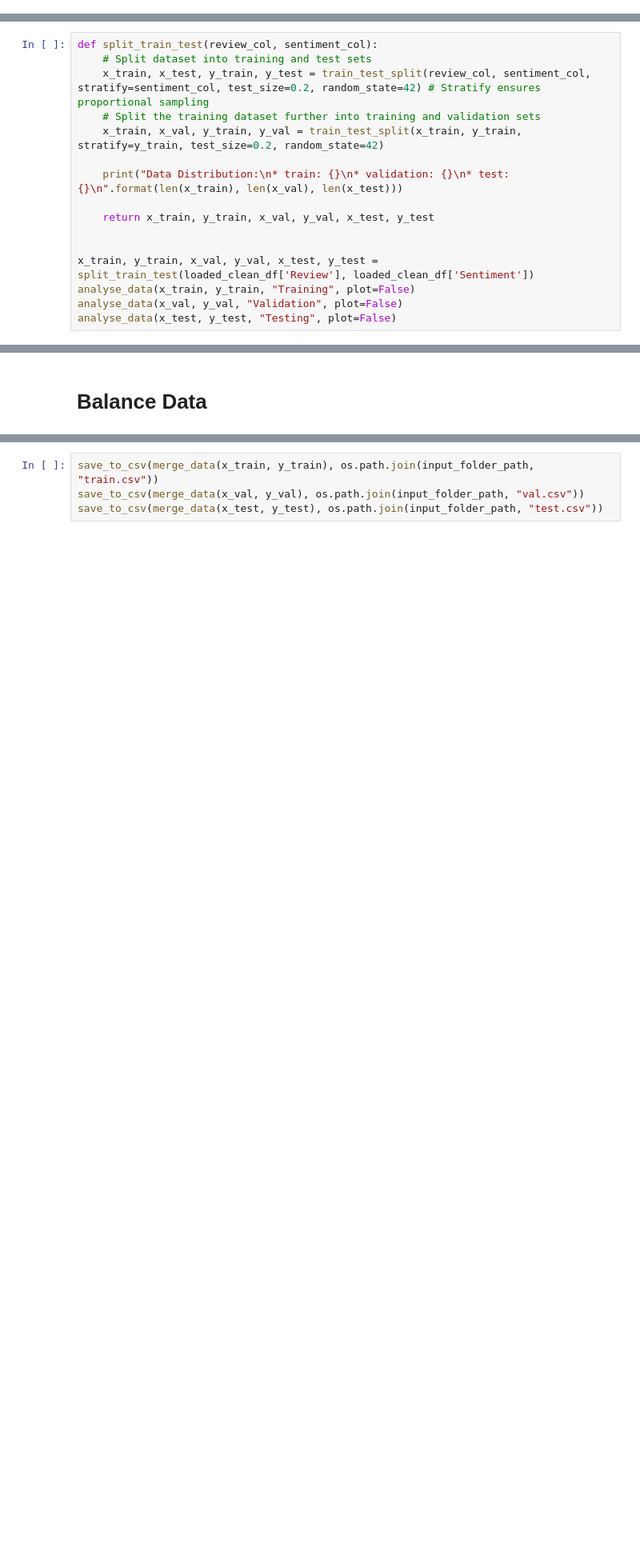
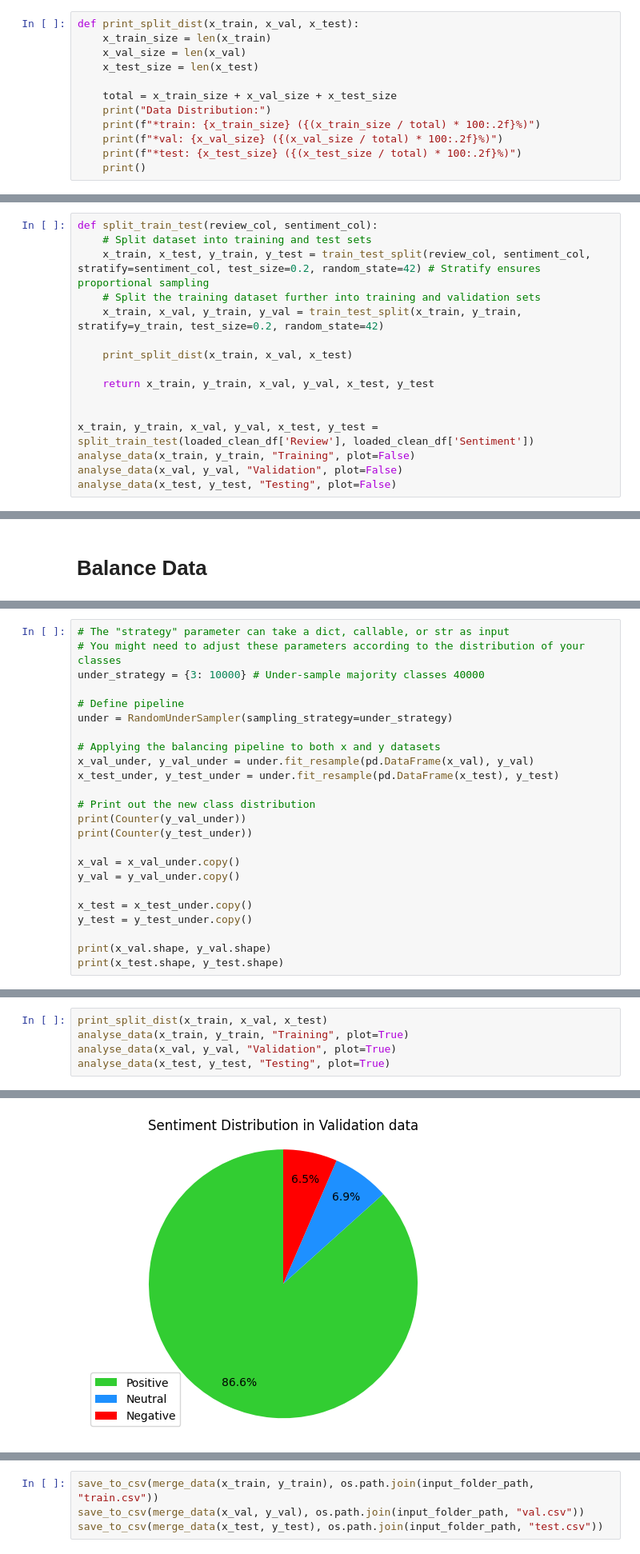
Before and after one commit to ekinfergan/Thesis_Jupyter_Final, a Jupyter notebook: src/preprocessing/processor.ipynb, the cells around one changed output, grey strips where cells are left out. Shown at 80% size. Cells and saved outputs as stored; diff of their text form; blank space fills up the shorter version.

Commit message:
under-sampled test and val for balance, changed to RMSprop & MSE and created fix-layer model for LSTM

```diff
--- a/src/preprocessing/processor.ipynb
+++ b/src/preprocessing/processor.ipynb
@@ -296,6 +306,18 @@ First we load cleaned data.
 # %%
 clean_data_filename = "clean_data.csv"
 loaded_clean_df = load_data(clean_data_filename, process=False)
+# %%
+def print_split_dist(x_train, x_val, x_test):
+    x_train_size = len(x_train)
+    x_val_size = len(x_val)
+    x_test_size = len(x_test)
+
+    total = x_train_size + x_val_size + x_test_size
+    print("Data Distribution:")
+    print(f"*train: {x_train_size} ({(x_train_size / total) * 100:.2f}%)")
+    print(f"*val: {x_val_size} ({(x_val_size / total) * 100:.2f}%)")
+    print(f"*test: {x_test_size} ({(x_test_size / total) * 100:.2f}%)")
+    print()
 # %% [markdown]
 ### Split train and test
 # %%
@@ -305,7 +327,7 @@ def split_train_test(review_col, sentiment_col):
     # Split the training dataset further into training and validation sets
     x_train, x_val, y_train, y_val = train_test_split(x_train, y_train, stratify=y_train, test_size=0.2, random_state=42)
 
-    print("Data Distribution:\n* train: {}\n* validation: {}\n* test: {}\n".format(len(x_train), len(x_val), len(x_test)))
+    print_split_dist(x_train, x_val, x_test)
 
     return x_train, y_train, x_val, y_val, x_test, y_test
 
@@ -685,0 +704,24 @@ Average review length: 586870.00
+# %%
+# The "strategy" parameter can take a dict, callable, or str as input
+# You might need to adjust these parameters according to the distribution of your classes
+under_strategy = {3: 10000} # Under-sample majority classes 40000
+
+# Define pipeline
+under = RandomUnderSampler(sampling_strategy=under_strategy)
+
+# Applying the balancing pipeline to both x and y datasets
+x_val_under, y_val_under = under.fit_resample(pd.DataFrame(x_val), y_val)
+x_test_under, y_test_under = under.fit_resample(pd.DataFrame(x_test), y_test)
+
+# Print out the new class distribution
+print(Counter(y_val_under))
+print(Counter(y_test_under))
+
+x_val = x_val_under.copy()
+y_val = y_val_under.copy()
+
+x_test = x_test_under.copy()
+y_test = y_test_under.copy()
+
+print(x_val.shape, y_val.shape)
+print(x_test.shape, y_test.shape)
@@ -685,0 +733,6 @@ Average review length: 586870.00
+# %%
+print_split_dist(x_train, x_val, x_test)
+analyse_data(x_train, y_train, "Training", plot=True)
+analyse_data(x_val, y_val, "Validation", plot=True)
+analyse_data(x_test, y_test, "Testing", plot=True)
+# %% [output]
@@ -685,0 +756 @@ Average review length: 586870.00
+[figure, added]
```
Also changed, not shown: parts of 20 cells of this notebook, 19 other files.
